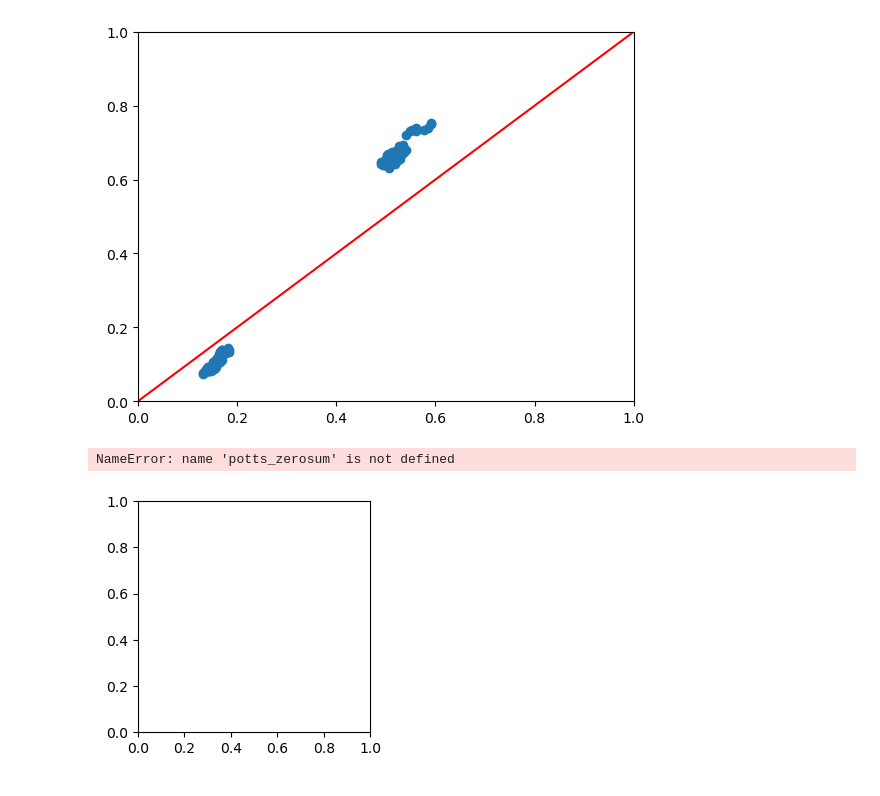
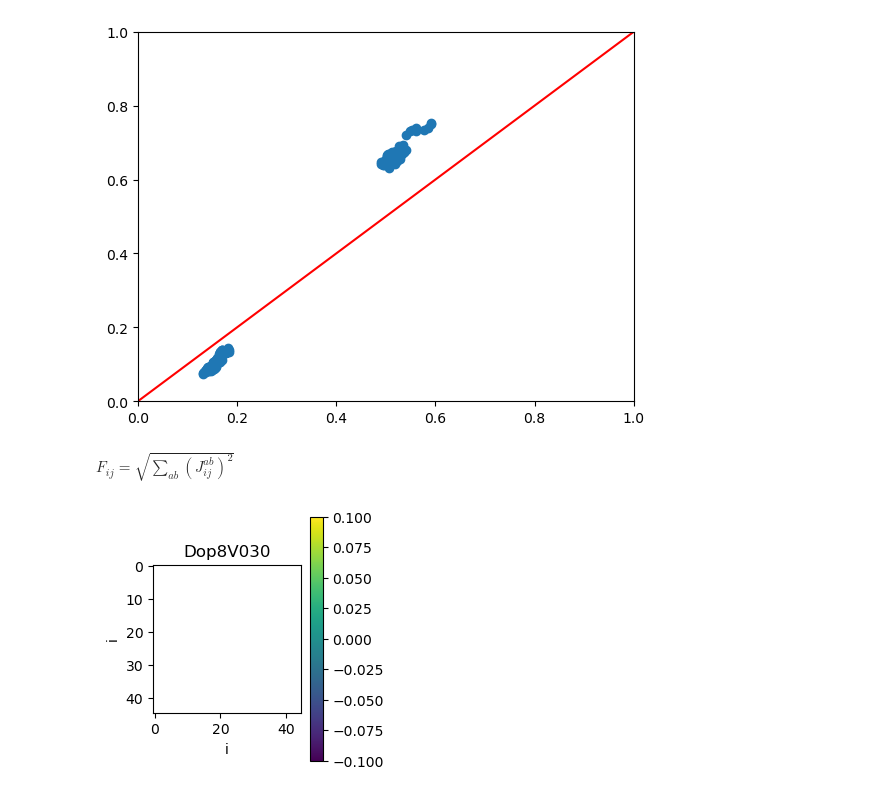
Before and after one commit to stecrotti/Aptamer2025py, a Jupyter notebook: prova.ipynb, the cells around one changed output. Saved outputs shown, nothing was run; the diff lists cells and outputs as text; code cells hidden in the pictures.

```diff
--- a/prova.ipynb
+++ b/prova.ipynb
@@ -44,20 +44,21 @@ tr = tree.Tree()
 tr.add_node(-1)
 tr.add_node(0)
 
-selected_modes = torch.BoolTensor([[1],[1]])
+selected_modes = torch.BoolTensor([[1, 0],[1, 0]])
 
 Ns0 = energy_models.IndepSites(k)
 potts = energy_models.Potts(J, h)
-ps = selex_distribution.MultiModeDistribution(potts, normalized=False)
+ps = selex_distribution.MultiModeDistribution(potts, potts, normalized=False)
 
-# def perceptron(L):
-#     return torch.nn.Sequential(
-#         torch.nn.Linear(L*q, 1),
-#         torch.torch.nn.Softmax(dim=0)
-#     )
+def mlp(L, n_hidden=10):
+    return torch.nn.Sequential(
+        torch.nn.Linear(L*q, n_hidden),
+        torch.nn.ReLU(),
+        torch.nn.Linear(n_hidden, 1)
+    )
 
-# nns = [energy_models.GenericEnergyModel(perceptron(L)) for _ in range(2)]
-# ps = selex_distribution.MultiModeDistribution(*nns, normalized=False)
+nns = [energy_models.GenericEnergyModel(mlp(L, 20)) for _ in range(2)]
+ps = selex_distribution.MultiModeDistribution(*nns, normalized=False)
 
 Nst = selex_distribution.MultiRoundDistribution(Ns0, ps, tr, selected_modes)
 
@@ -152,6 +153,21 @@ Ri = torch.stack(Ri_tuple)  # n_rounds, L, q
 Rij = torch.stack(Rij_tuple)      # n_rounds, L, q, L, q
 total_reads = torch.tensor(total_reads_tuple, dtype=dtype)
 Rtot = total_reads.sum()
+# %%
+normalized_total_reads = total_reads / total_reads.sum(0, keepdim=True)
+ts = torch.arange(len(normalized_total_reads))
+model.zero_grad()
+for t in ts:
+    en = compute_moments_data_at_round(model, sequences_oh[t], t)
+    en_avg = en.mean()
+    loss_t = en_avg * normalized_total_reads[t]
+    loss_t.backward()
+
+if model.round_zero.h.grad is None:
+    model.round_zero.h.grad = torch.zeros_like(model.round_zero.h)
+
+grad_data_cached = tuple([p.grad if not p.grad is None else torch.zeros_like(h) for p in model.parameters()])
+model.zero_grad()
 # %%
 # normalized_total_reads = total_reads / total_reads.sum(0, keepdim=True)
 # ts = torch.arange(len(normalized_total_reads))
@@ -405,10 +347,11 @@ tr = tree.Tree()
 tr.add_node(-1)
 tr.add_node(0)
 
-selected_modes = torch.BoolTensor([[1],[1]])
+selected_modes = torch.BoolTensor([[1, 0],[1, 0]])
 
 Ns0 = energy_models.IndepSites(k)
 potts = energy_models.Potts(J, h)
+indep = energy_models.IndepSites(h)
 ps = selex_distribution.MultiModeDistribution(potts, normalized=False)
 model = selex_distribution.MultiRoundDistribution(Ns0, ps, tr, selected_modes)
 # %%
@@ -431,7 +374,7 @@ Trovare buon batch size calcolando l'energia con diversi batch e guardando devia
 # %%
 n_sweeps = 10
 lr = 0.01
-max_epochs = 1000
+max_epochs = 5*10**3
 
 train(model, data_loaders, total_reads, chains, n_sweeps, lr, max_epochs,
       log_weights=log_weights, callbacks=callbacks, progress_bar=True)
@@ -497,16 +441,17 @@ plt.plot((0,1), (0,1), color='red')
 # %%
 from IPython.display import display, Latex
 
 potts_zerosum = potts.set_zerosum_gauge()
 
+potts_zerosum = potts.set_zerosum_gauge()
 pl, ax = plt.subplots(figsize=(3,3))
 F = selex_dca.get_contact_map(potts_zerosum.J.detach())
 im = ax.imshow(F)
 ax.set_xlabel("i"); ax.set_ylabel("i")
 ax.set_title(experiment_id)
 plt.colorbar(im)
 plt.tight_layout()
 display(Latex("$F_{ij}=\\sqrt {\\sum_{ab}(J_{ij}^{ab})^2}$"))
 # %% [output]
-NameError: name 'potts_zerosum' is not defined
+$F_{ij}=\sqrt {\sum_{ab}(J_{ij}^{ab})^2}$
-[figure, old version]
+[figure, new version]
```
Also changed, not shown: parts of 8 cells of this notebook.
